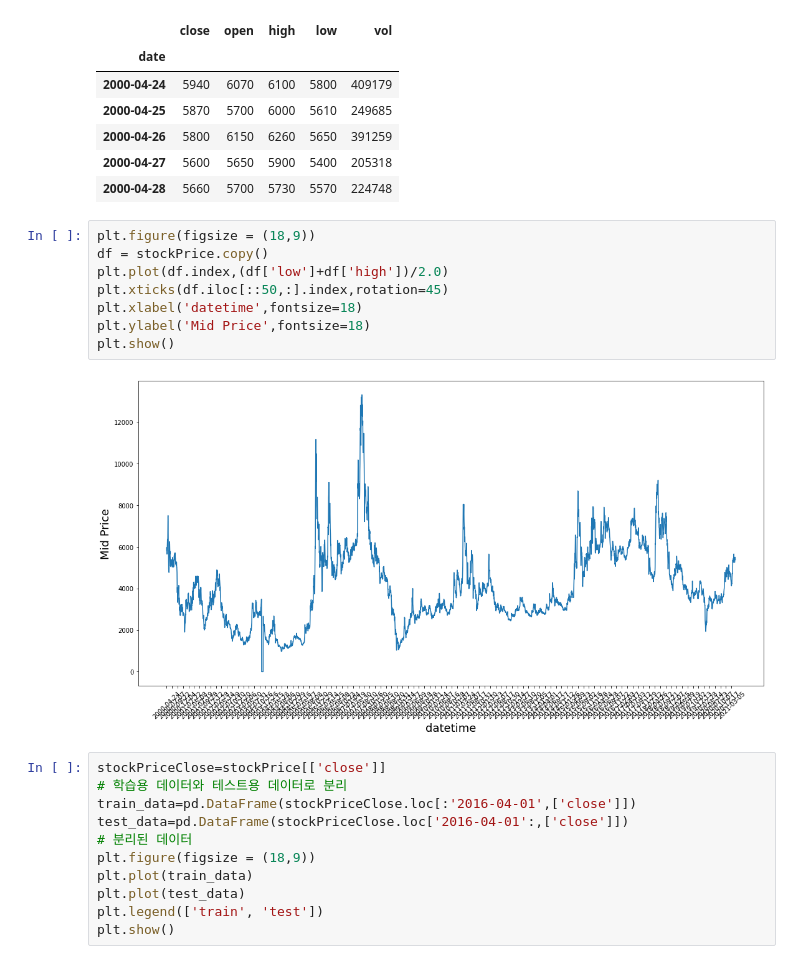
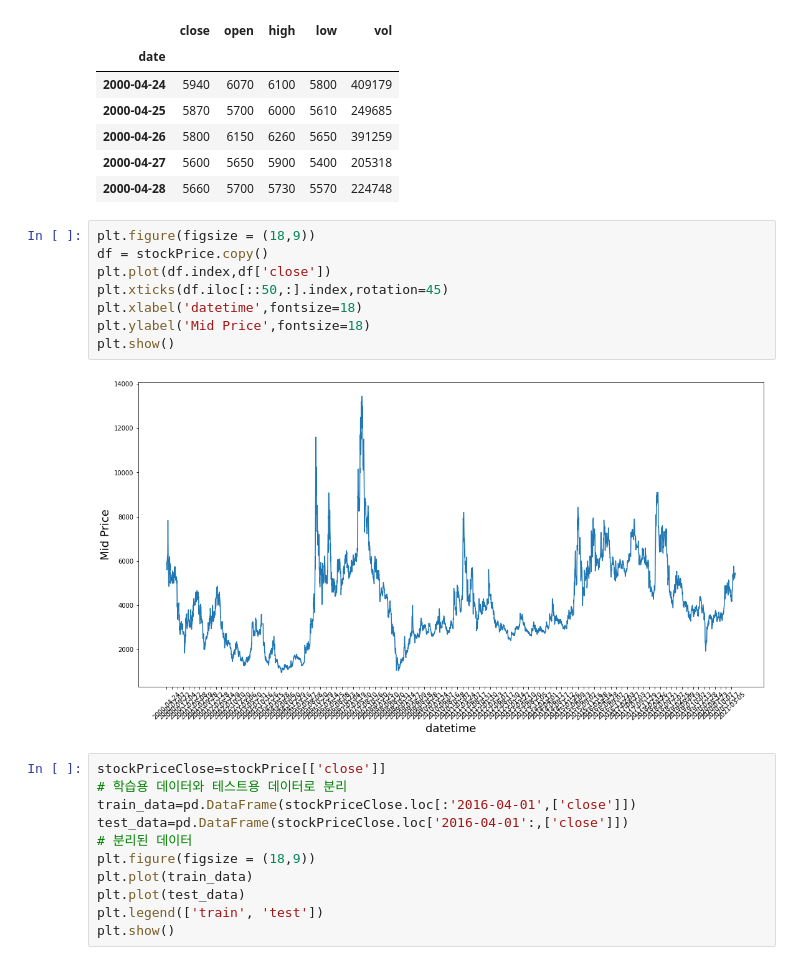
Before and after one commit to GymYJ/Stock_price_prediction_selected_based_on_financial_statement, a Jupyter notebook: code/lstm_stock_price_prediction.ipynb, the cells around one changed output. Drawn from its saved outputs; the diff is of its cells as text.

```diff
--- a/code/lstm_stock_price_prediction.ipynb
+++ b/code/lstm_stock_price_prediction.ipynb
@@ -46,13 +46,13 @@ stockPrice.head()
 # %%
 plt.figure(figsize = (18,9))
 df = stockPrice.copy()
-plt.plot(df.index,(df['low']+df['high'])/2.0)
+plt.plot(df.index,df['close'])
 plt.xticks(df.iloc[::50,:].index,rotation=45)
 plt.xlabel('datetime',fontsize=18)
 plt.ylabel('Mid Price',fontsize=18)
 plt.show()
 # %% [output]
-[figure, old version]
+[figure, new version]
 # %%
 stockPriceClose=stockPrice[['close']]
 # 학습용 데이터와 테스트용 데이터로 분리
```
Also changed, not shown: parts of 4 cells of this notebook.
